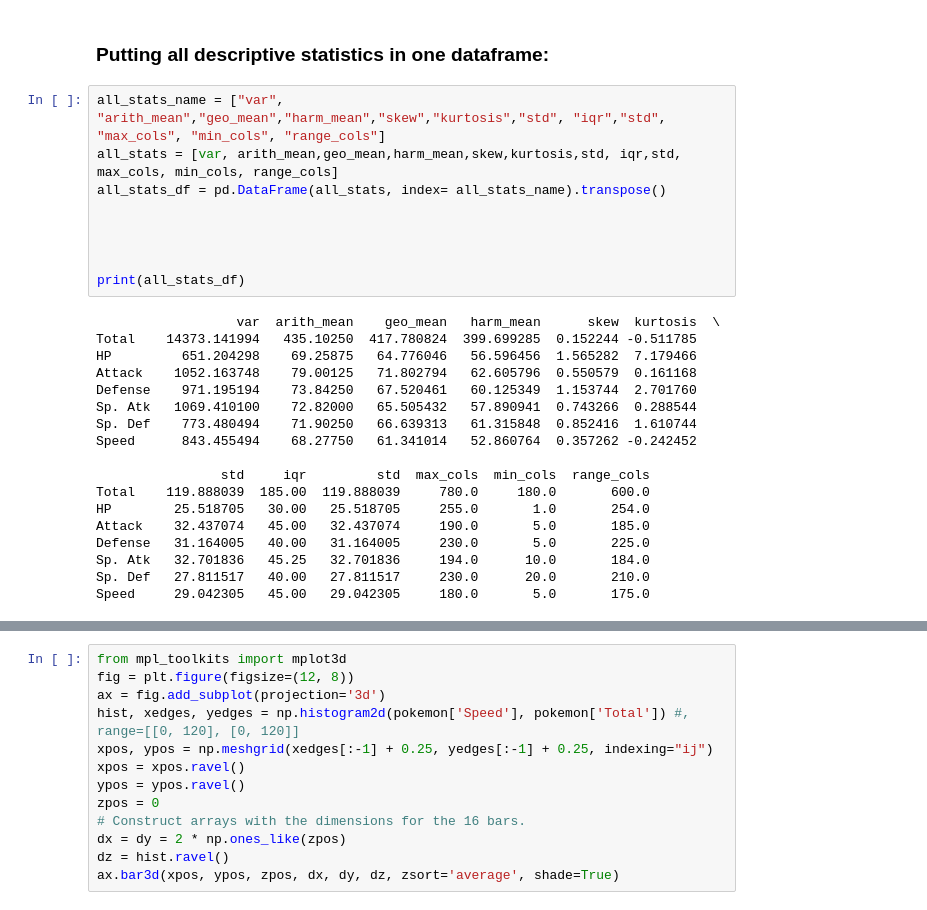
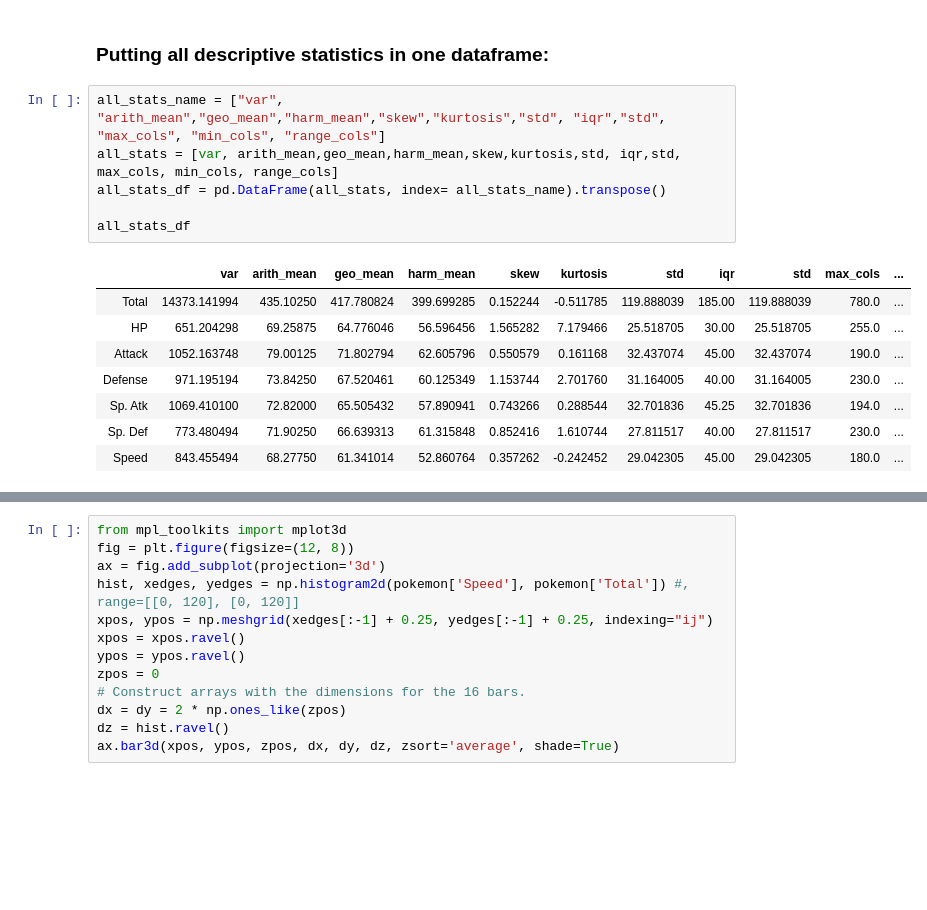
Before and after one commit to iremnasir/bootcamp_progress, a Jupyter notebook: Pokemon.ipynb, the cells around one changed output, grey strips where cells are left out. Cells and saved outputs as stored; diff of their text form; blank space fills up the shorter version.

```diff
--- a/Pokemon.ipynb
+++ b/Pokemon.ipynb
@@ -186,27 +182,15 @@ dtype: float64
 # %%
 all_stats_name = ["var", "arith_mean","geo_mean","harm_mean","skew","kurtosis","std", "iqr","std", "max_cols", "min_cols", "range_cols"]
 all_stats = [var, arith_mean,geo_mean,harm_mean,skew,kurtosis,std, iqr,std, max_cols, min_cols, range_cols]
 all_stats_df = pd.DataFrame(all_stats, index= all_stats_name).transpose()
 
-
-
-
-print(all_stats_df)
+all_stats_df
 # %% [output]
-                  var  arith_mean    geo_mean   harm_mean      skew  kurtosis  \
-Total    14373.141994   435.10250  417.780824  399.699285  0.152244 -0.511785
-HP         651.204298    69.25875   64.776046   56.596456  1.565282  7.179466
-Attack    1052.163748    79.00125   71.802794   62.605796  0.550579  0.161168
-Defense    971.195194    73.84250   67.520461   60.125349  1.153744  2.701760
-Sp. Atk   1069.410100    72.82000   65.505432   57.890941  0.743266  0.288544
-Sp. Def    773.480494    71.90250   66.639313   61.315848  0.852416  1.610744
-Speed      843.455494    68.27750   61.341014   52.860764  0.357262 -0.242452
-
-                std     iqr         std  max_cols  min_cols  range_cols
-Total    119.888039  185.00  119.888039     780.0     180.0       600.0
-HP        25.518705   30.00   25.518705     255.0       1.0       254.0
-Attack    32.437074   45.00   32.437074     190.0       5.0       185.0
-Defense   31.164005   40.00   31.164005     230.0       5.0       225.0
-Sp. Atk   32.701836   45.25   32.701836     194.0      10.0       184.0
-Sp. Def   27.811517   40.00   27.811517     230.0      20.0       210.0
-Speed     29.042305   45.00   29.042305     180.0       5.0       175.0
+|  | var | arith_mean | geo_mean | harm_mean | skew | kurtosis | std | iqr | std | max_cols | ... |
+| Total | 14373.141994 | 435.10250 | 417.780824 | 399.699285 | 0.152244 | -0.511785 | 119.888039 | 185.00 | 119.888039 | 780.0 | ... |
+| HP | 651.204298 | 69.25875 | 64.776046 | 56.596456 | 1.565282 | 7.179466 | 25.518705 | 30.00 | 25.518705 | 255.0 | ... |
+| Attack | 1052.163748 | 79.00125 | 71.802794 | 62.605796 | 0.550579 | 0.161168 | 32.437074 | 45.00 | 32.437074 | 190.0 | ... |
+| Defense | 971.195194 | 73.84250 | 67.520461 | 60.125349 | 1.153744 | 2.701760 | 31.164005 | 40.00 | 31.164005 | 230.0 | ... |
+| Sp. Atk | 1069.410100 | 72.82000 | 65.505432 | 57.890941 | 0.743266 | 0.288544 | 32.701836 | 45.25 | 32.701836 | 194.0 | ... |
+| Sp. Def | 773.480494 | 71.90250 | 66.639313 | 61.315848 | 0.852416 | 1.610744 | 27.811517 | 40.00 | 27.811517 | 230.0 | ... |
+| Speed | 843.455494 | 68.27750 | 61.341014 | 52.860764 | 0.357262 | -0.242452 | 29.042305 | 45.00 | 29.042305 | 180.0 | ... |
```
Also changed, not shown: parts of 5 cells of this notebook.
